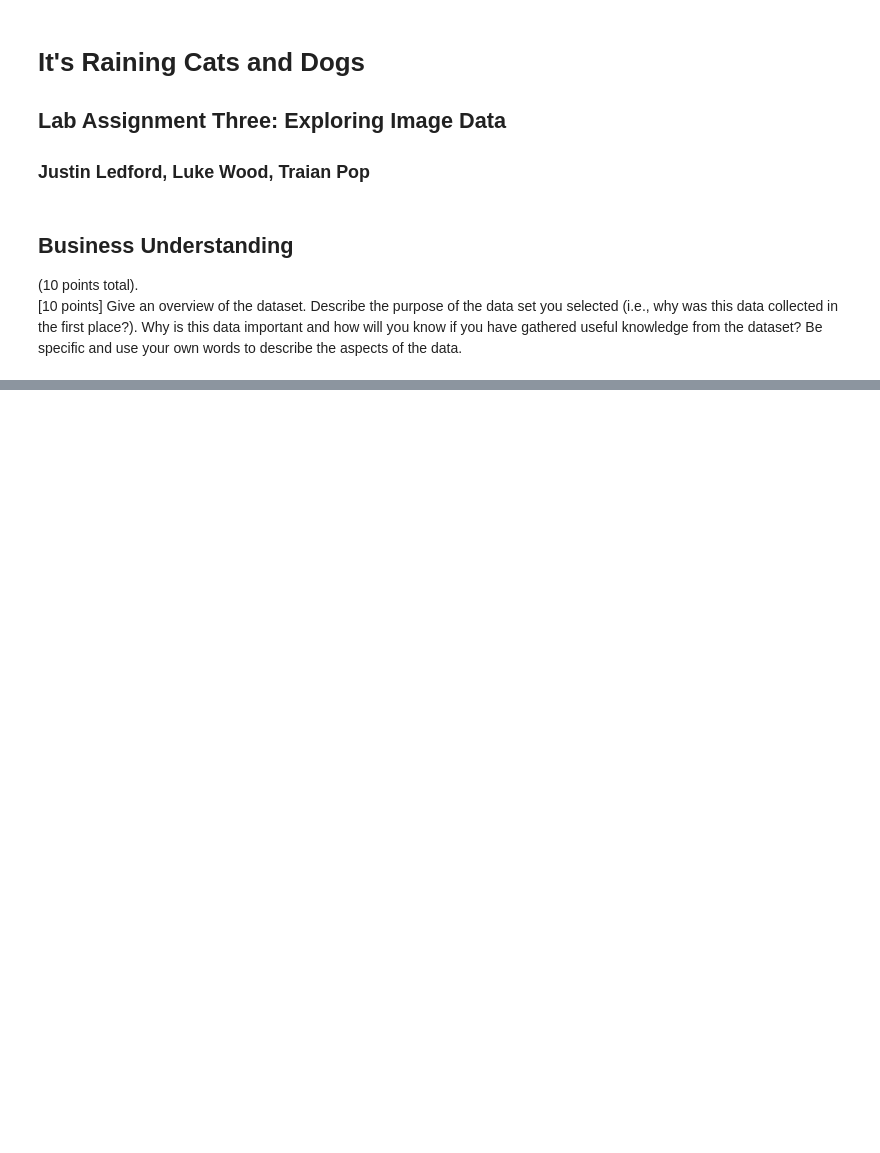
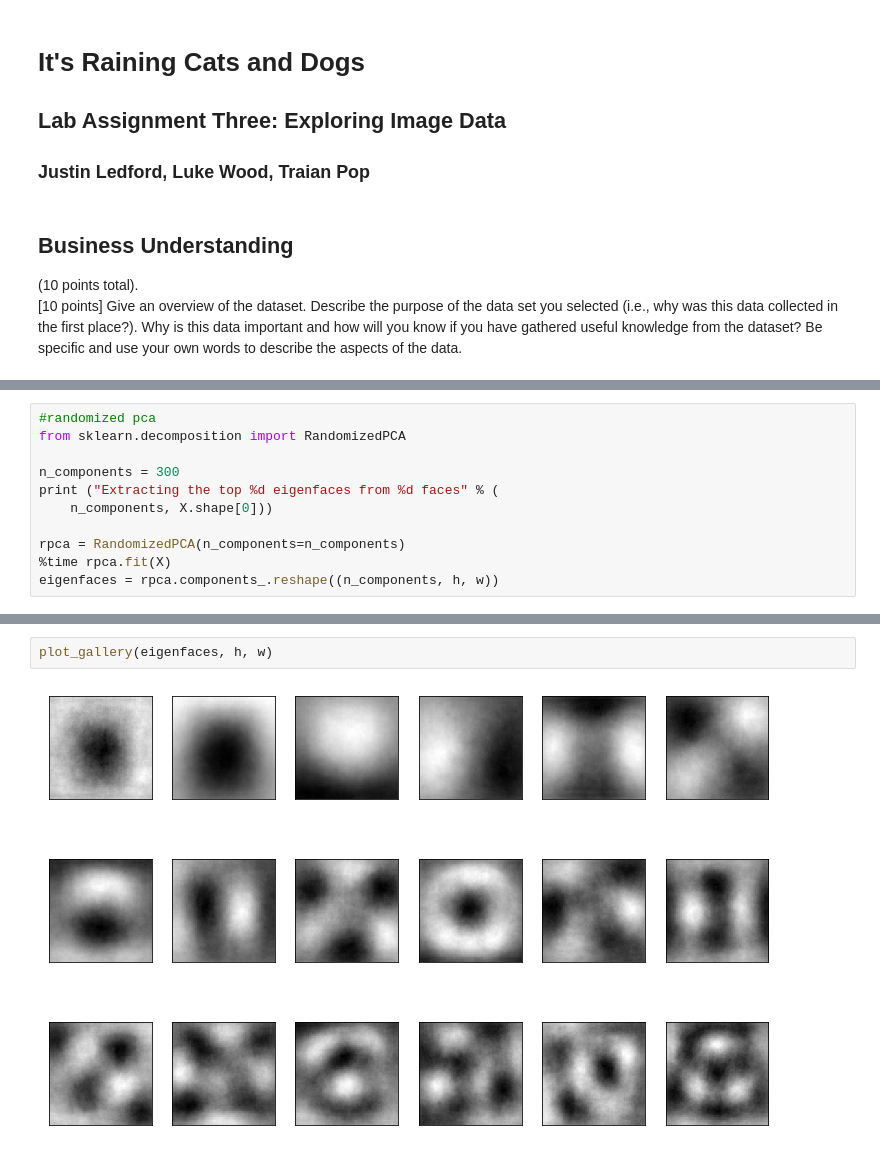
Before and after one commit to LukeWood/ItsRainingCatsAndDogs, a Jupyter notebook: DraftReport-3.ipynb, the cells around one changed output, grey strips where cells are left out. Cells and saved outputs as stored; diff of their text form; blank space fills up the shorter version.

```diff
--- a/DraftReport-3.ipynb
+++ b/DraftReport-3.ipynb
@@ -91,0 +161,11 @@ plt.show()
+# %%
+#randomized pca
+from sklearn.decomposition import RandomizedPCA
+
+n_components = 300
+print ("Extracting the top %d eigenfaces from %d faces" % (
+    n_components, X.shape[0]))
+
+rpca = RandomizedPCA(n_components=n_components)
+%time rpca.fit(X)
+eigenfaces = rpca.components_.reshape((n_components, h, w))
@@ -91,0 +177,4 @@ plt.show()
+# %%
+plot_gallery(eigenfaces, h, w)
+# %% [output]
+[figure, added]
```
Also changed, not shown: parts of 29 cells of this notebook, 5 other files.
